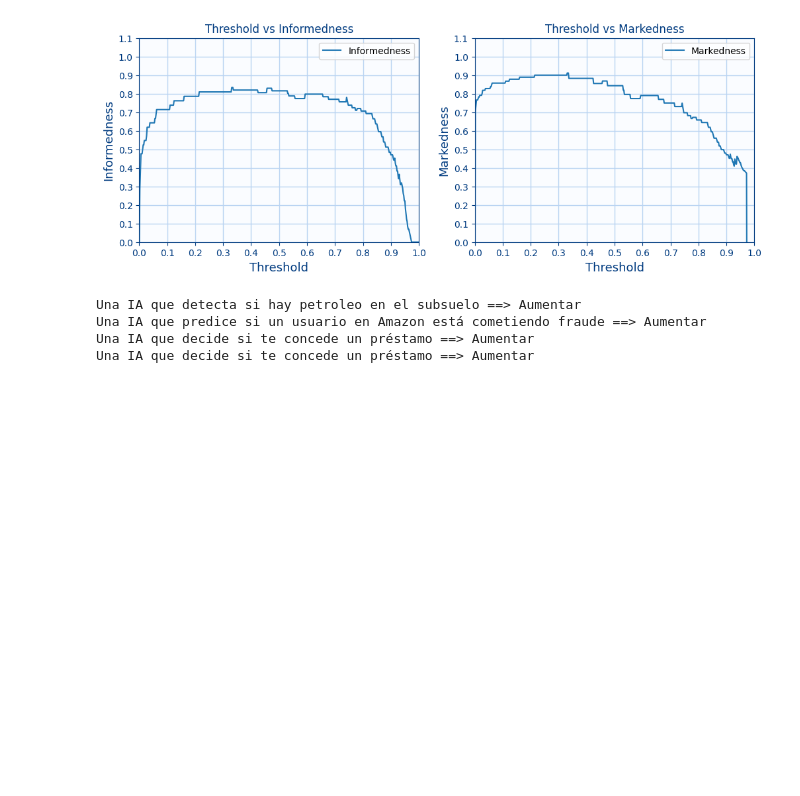
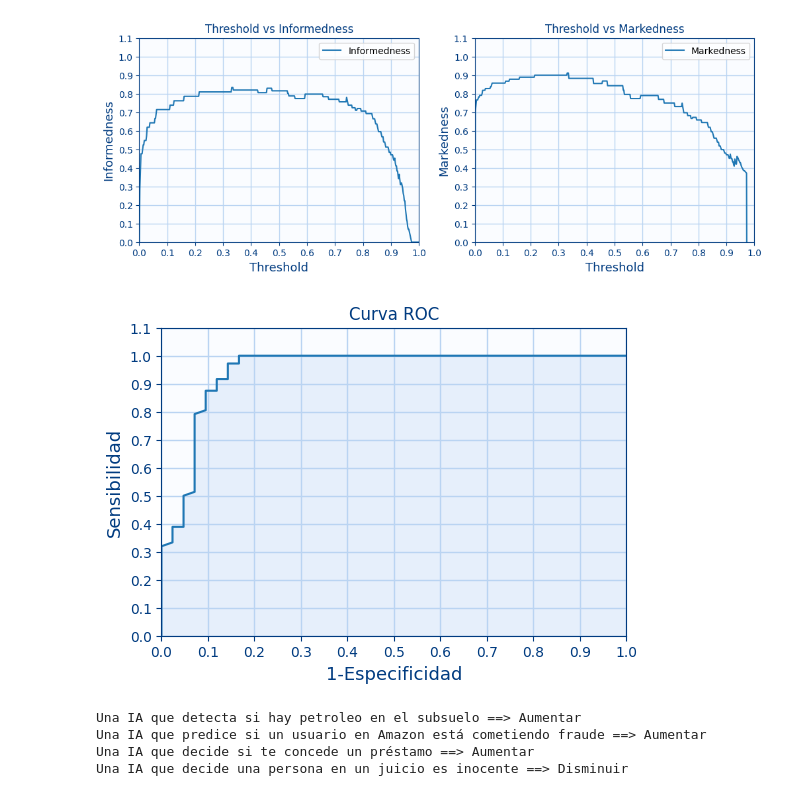
Before and after one commit to logongas/soluciones_ejercicios_modulo_pia, a Jupyter notebook: tema_07/ejercicios_tema_07_c_metricas.ipynb, the cells around one changed output. Drawn from its saved outputs; the diff is of its cells as text; code cells hidden in the pictures; blank space fills up the shorter version.

Commit message:
metricas

```diff
--- a/tema_07/ejercicios_tema_07_c_metricas.ipynb
+++ b/tema_07/ejercicios_tema_07_c_metricas.ipynb
@@ -153,7 +153,7 @@ VPP Bayes=0.80
 VPN Bayes=0.62
 # %%
 # Ejercicio 2.E
-def axes_configure_for_metrics(axes,title,xlabel,ylabel,color="#003B80",facecolor="#FAFCFF",gridcolor="#BAD4F2"):
+def axes_configure_for_metrics(axes,title,xlabel,ylabel,color="#003B80",facecolor="#FAFCFF",gridcolor="#BAD4F2",legend=True):
     axes.set_xlabel(xlabel, fontsize=13,color=color)
     axes.set_ylabel(ylabel, fontsize=13,color=color)
     axes.set_title(title,color=color)
@@ -174,7 +174,9 @@ def axes_configure_for_metrics(axes,title,xlabel,ylabel,color="#003B80",facecolo
     axes.xaxis.label.set_color(color)
     axes.tick_params(axis='both', colors=color)
 
-    axes.legend()
+    if (legend):
+        axes.legend()
+
 
 
 
@@ -492,15 +490,25 @@ axes.plot(rango_threshold,rango_markedness,linestyle="solid",label=f"Markedness"
 axes_configure_for_metrics(axes,"Threshold vs Markedness","Threshold","Markedness")
 # %% [output]
 [figure]
+# %%
+# Ejercicio 3.H
+figure=plt.figure(figsize=(6, 4))
+axes=figure.add_subplot(1,1,1)
+axes.plot(1-np.array(rango_especificidad),rango_sensibilidad,linestyle="solid")
+axes.fill_between(1-np.array(rango_especificidad),rango_sensibilidad, color='#BAD4F2', alpha=0.3)
+axes_configure_for_metrics(axes,"Curva ROC","1-Especificidad","Sensibilidad",legend=False)
+# %% [output]
+[figure, added]
 # %%
-# Ejercicio 3.H
+# Ejercicio 3.I
 
 print("Una IA que detecta si hay petroleo en el subsuelo", "==>","Aumentar")
 print("Una IA que predice si un usuario en Amazon está cometiendo fraude", "==>","Aumentar")
 print("Una IA que decide si te concede un préstamo", "==>","Aumentar")
 print("Una IA que decide una persona en un juicio es inocente", "==>","Disminuir")
+print("Una IA que corrige automáticamente un examen", "==>","Disminuir")
 # %% [output]
 Una IA que detecta si hay petroleo en el subsuelo ==> Aumentar
 Una IA que predice si un usuario en Amazon está cometiendo fraude ==> Aumentar
 Una IA que decide si te concede un préstamo ==> Aumentar
-Una IA que decide si te concede un préstamo ==> Aumentar
+Una IA que decide una persona en un juicio es inocente ==> Disminuir
```
Also changed, not shown: parts of 6 cells of this notebook.
